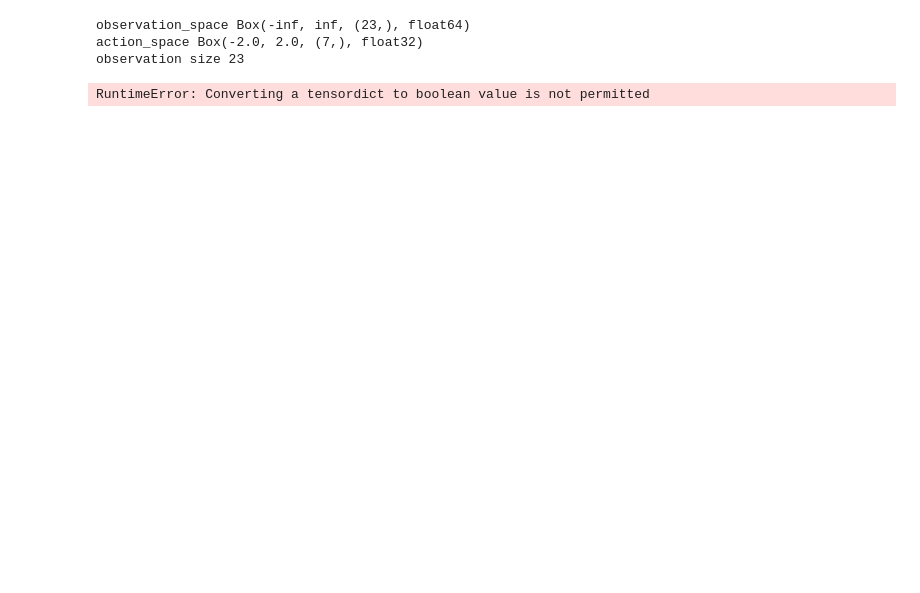
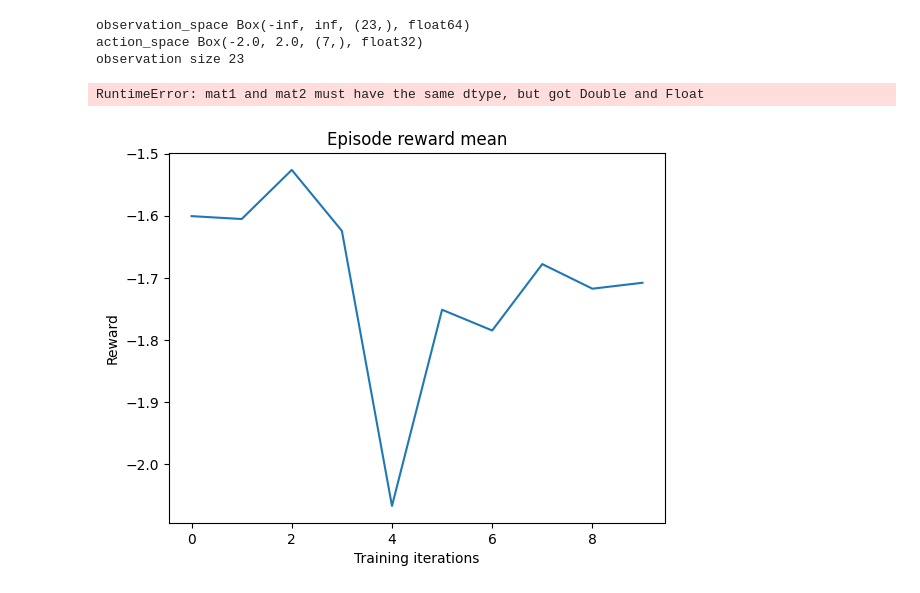
Before and after one commit to entourloupeschool/torchRLTutorials, a Jupyter notebook: pusher_task_SAC_torchrl.ipynb, the cells around one changed output. Saved outputs shown, nothing was run; the diff lists cells and outputs as text; code cells hidden in the pictures; blank space fills up the shorter version.

Commit message:
value function option

```diff
--- a/pusher_task_SAC_torchrl.ipynb
+++ b/pusher_task_SAC_torchrl.ipynb
@@ -132,7 +128,7 @@ def make_policy_module(env, layers_config, device):
     )
 
     policy = ProbabilisticActor(
-        module=policy_module.double(),
+        module=policy_module,
         in_keys=["loc", "scale"],
         out_keys=["action"],
         spec=env.action_spec,
@@ -158,15 +154,14 @@ def make_Qval_module(env, layers_config, device):
         activation_class=torch.nn.LeakyReLU,
     )
 
-    Qval = TensorDictModule(
+    Qval = ValueOperator(
         module=Qval_net,
-        out_keys=["state_action_value"],
         in_keys=["observation", "action"],
     )
 
-    return Qval.double()
+    return Qval
 # %%
-def make_collector(env, policy, device, storing_device, frames_per_batch, init_random_frames, total_frames):
+def make_collector(env, policy, device, storing_device, frames_per_batch, init_random_frames, total_frames, max_steps_per_traj=1000):
     return SyncDataCollector(
         env,
         policy,
@@ -175,6 +170,8 @@ def make_collector(env, policy, device, storing_device, frames_per_batch, init_r
         frames_per_batch=frames_per_batch,
         init_random_frames=init_random_frames,
         total_frames=total_frames,
+        max_frames_per_traj=max_steps_per_traj,
+
     )
 
 def make_replay_buffer(frames_per_batch, minibatch_size, device):
@@ -256,20 +253,29 @@ def training_loop(
             tensordict_data.get(("next", "reward"))[done].mean().item()
         )
         episode_reward_mean_list.append(episode_reward_mean)
-        pbar.set_description(f"episode_reward_mean = {episode_reward_mean}", refresh=False)
+        pbar.set_description(f"episode_reward_mean = {round(episode_reward_mean, 4)}", refresh=False)
         pbar.update()
 
     pbar.close()
     collector.shutdown()
-    replay_buffer.shutdown()
+    replay_buffer.empty()
 
     return episode_reward_mean_list
 # %%
 policy = make_policy_module(env, layers_config, device)
 Qval = make_Qval_module(env, layers_config, device)
-collector = make_collector(env, policy, device, device, frames_per_batch, init_random_frames=0, total_frames=total_frames)
+collector = make_collector(env, policy, device, device, frames_per_batch, init_random_frames=0, total_frames=total_frames, max_steps_per_traj=max_steps)
 replay_buffer = make_replay_buffer(frames_per_batch, minibatch_size, device)
 loss_module, target_net_updater, optim = make_loss_module(env, policy, Qval, value_loss, gamma, polyak, lr)
 episode_reward_mean_list = training_loop(env, loss_module, target_net_updater, optim, collector, replay_buffer, n_iters, num_epochs, frames_per_batch, minibatch_size)
 # %% [output]
-RuntimeError: Converting a tensordict to boolean value is not permitted
+RuntimeError: mat1 and mat2 must have the same dtype, but got Double and Float
+# %%
+plt.plot(episode_reward_mean_list)
+plt.xlabel("Training iterations")
+plt.ylabel("Reward")
+plt.title("Episode reward mean")
+plt.savefig('Episode reward mean', format='png')
+plt.show()
+# %% [output]
+[figure, added]
```
Also changed, not shown: parts of 3 cells of this notebook, 3 other files.
